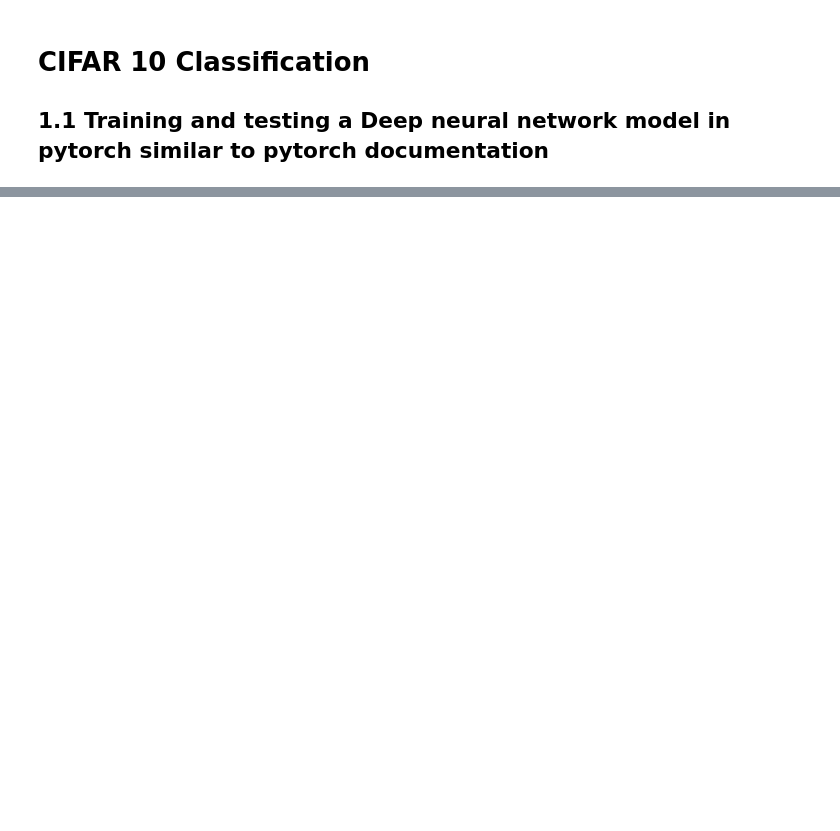
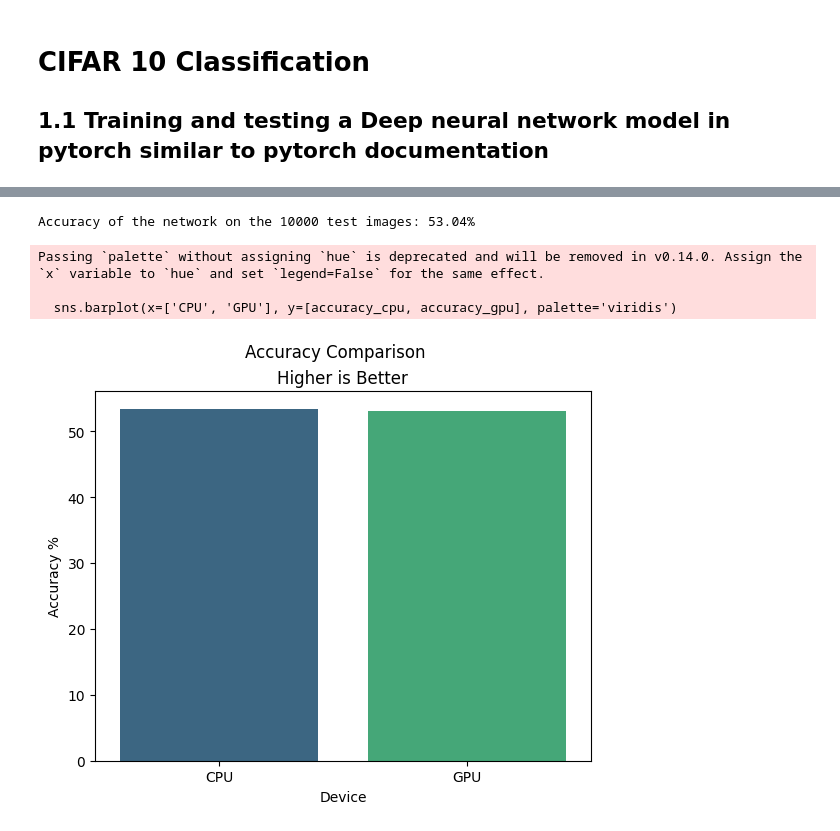
Before and after one commit to AhmedElshazlyAE/CNN-Image-Classifier, a Jupyter notebook: CIFAR10-Classification.ipynb, the cells around one changed output, grey strips where cells are left out. Drawn from its saved outputs; the diff is of its cells as text; code cells hidden in the pictures; blank space fills up the shorter version.

```diff
--- a/CIFAR10-Classification.ipynb
+++ b/CIFAR10-Classification.ipynb
@@ -119,0 +176,11 @@ optimizer = optim.SGD(net.parameters(), lr=0.001, momentum=0.9)
+# %%
+# the trained model is used to make predictions on the images above by passing them through the network to obtain the logits
+outputs = net(images)
+
+# the torch.max() function is used to find the maximum value along a specified dimension of the output tensor
+# in this case the dimension is 1 which corresponds to the class scores for each input image,
+# which corresponds to the predicted class with the highest logit.
+_, predicted = torch.max(outputs, 1)
+
+print('Predicted: ', ' '.join(f'{classes[predicted[j]]:5s}'
+                              for j in range(4)))
@@ -119,0 +349,39 @@ optimizer = optim.SGD(net.parameters(), lr=0.001, momentum=0.9)
+# %%
+correct = 0
+total = 0
+
+# similar to before we are evaluating the model's performance on the test set,
+# but now we are using the model that was trained on the GPU.
+with torch.no_grad():
+    for data in testloader:
+        inputs, labels = data
+
+        inputs = inputs.to(device)
+        labels = labels.to(device)
+
+        outputs = net_gpu(inputs)
+        _, predicted = torch.max(outputs.data, 1)
+
+        total += labels.size(0)
+
+        correct += (predicted == labels).sum().item()
+
+accuracy_gpu = 100 * correct / total
+
+print(f'Accuracy of the network on the 10000 test images: {accuracy_gpu}%')
+# %% [output]
+Accuracy of the network on the 10000 test images: 53.04%
+# %%
+# Creating a bar plot to compare the training times
+sns.barplot(x=['CPU', 'GPU'], y=[accuracy_cpu, accuracy_gpu], palette='viridis')
+plt.suptitle('Accuracy Comparison')
+plt.title('Higher is Better')
+plt.xlabel('Device')
+plt.ylabel('Accuracy %')
+
+plt.show()
+# %% [output]
+Passing `palette` without assigning `hue` is deprecated and will be removed in v0.14.0. Assign the `x` variable to `hue` and set `legend=False` for the same effect.
+
+  sns.barplot(x=['CPU', 'GPU'], y=[accuracy_cpu, accuracy_gpu], palette='viridis')
+[figure, added]
```
Also changed, not shown: parts of 18 cells of this notebook, 2 other files.
